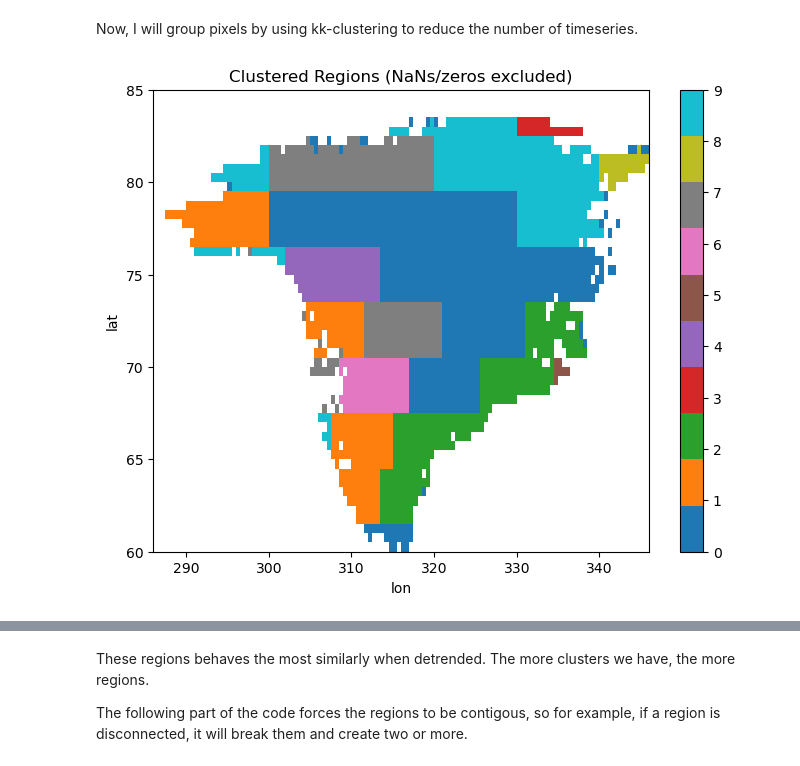
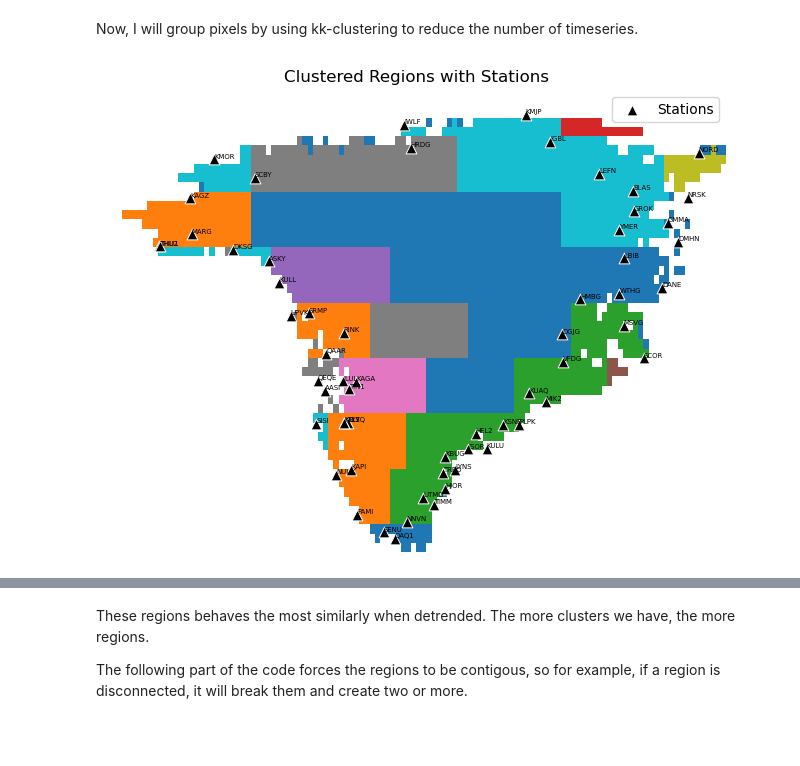
Before and after one commit to diegorvar/signal-processing-enu, a Jupyter notebook: SeptemberCode.ipynb, the cells around one changed output, grey strips where cells are left out. Cells and saved outputs as stored; diff of their text form; code cells hidden in the pictures; blank space fills up the shorter version.

```diff
--- a/SeptemberCode.ipynb
+++ b/SeptemberCode.ipynb
@@ -240,6 +241,16 @@ for station_name in StationMetaData.station:
         if len(continuous_segment) < 365 * min_years_of_data:  # optional: skip if segment is too short
             print(f"  → Skipping {station_name}: continuous segment too short.")
             continue
+
+        smdt = StationMetaData.loc[StationMetaData['station'] == station_name]
+        lon = smdt.longitude.values[0]
+        lat = smdt.latitude.values[0]
+
+        metadata_records.append({
+                    "station": station_name,
+                    "lon": lon,
+                    "lat": lat,
+                })
 
         if Save is False:
             stations_names_with_data.append(station_name)
@@ -278,6 +289,7 @@ for station_name in StationMetaData.station:
     except Exception as e:
         print(f"  → Error processing station {station_name}: {e}")
         continue
+df_MetaData = pd.DataFrame(metadata_records)
 # %% [output]
   → Skipping NGFJ: continuous segment too short.
   → File not found for station THU4. Skipping.
@@ -926,7 +938,14 @@ mask = countries.mask(lwe)
 
 lwe_greenland = lwe.where(mask == greenland_idx)
 
-GrISLWE = lwe_greenland.sel(lat=slice(60,85), lon=slice(360-74, 360-14))
+lwe_greenland = lwe_greenland.assign_coords(
+    lon=(((lwe_greenland.lon + 180) % 360) - 180)
+)
+
+# Ensure longitudes are sorted
+lwe_greenland = lwe_greenland.sortby("lon")
+
+GrISLWE = lwe_greenland.sel(lat=slice(60,85), lon=slice(-74, -14))
 GrISLWE_mean = GrISLWE.mean(dim="time", skipna=True)
 # %%
 tiler = GoogleTiles(style="satellite")
@@ -1005,7 +1030,25 @@ clusters = xr.DataArray(
 # %%
-plt.figure(figsize=(8,6))
-clusters.plot(cmap="tab10")
-plt.title("Clustered Regions (NaNs/zeros excluded)")
+import matplotlib.pyplot as plt
+
+fig, ax = plt.subplots(figsize=(8,6))
+clusters.plot(ax=ax, cmap="tab10", add_colorbar=False)
+ax.set_title("Clustered Regions with Stations")
+
+ax.scatter(
+    df_MetaData.lon,
+    df_MetaData.lat,
+    c="black", marker="^", s=60, edgecolor="white", linewidth=0.7,
+    label="Stations"
+)
+
+for i, name in enumerate(df_MetaData.station):
+    ax.text(
+        df_MetaData.lon[i], df_MetaData.lat[i],
+        name, fontsize=5, ha="left", va="bottom", color="black"
+    )
+
+ax.legend()
+ax.axis("off")
 plt.show()
 # %% [output]
-[figure, old version]
+[figure, new version]
```
Also changed, not shown: parts of 7 cells of this notebook.
